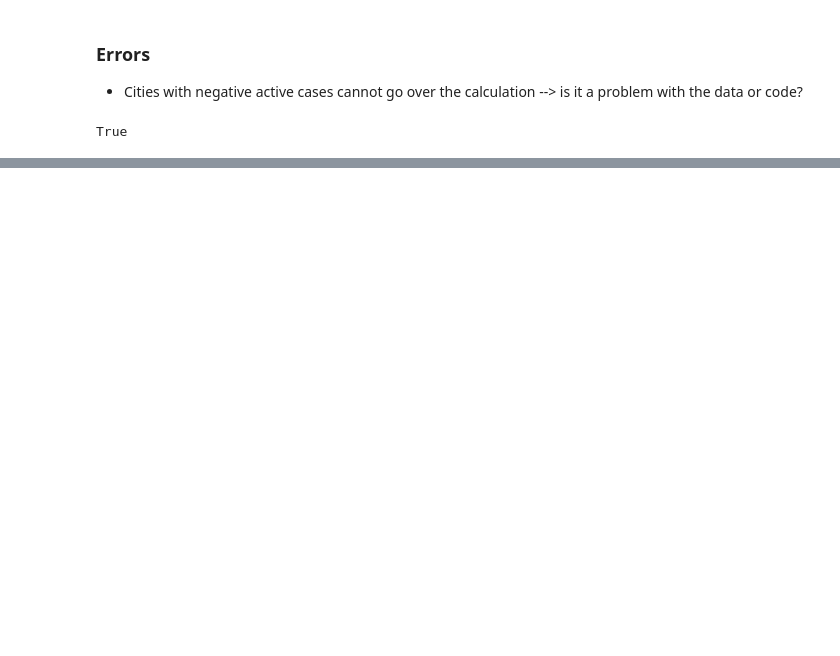
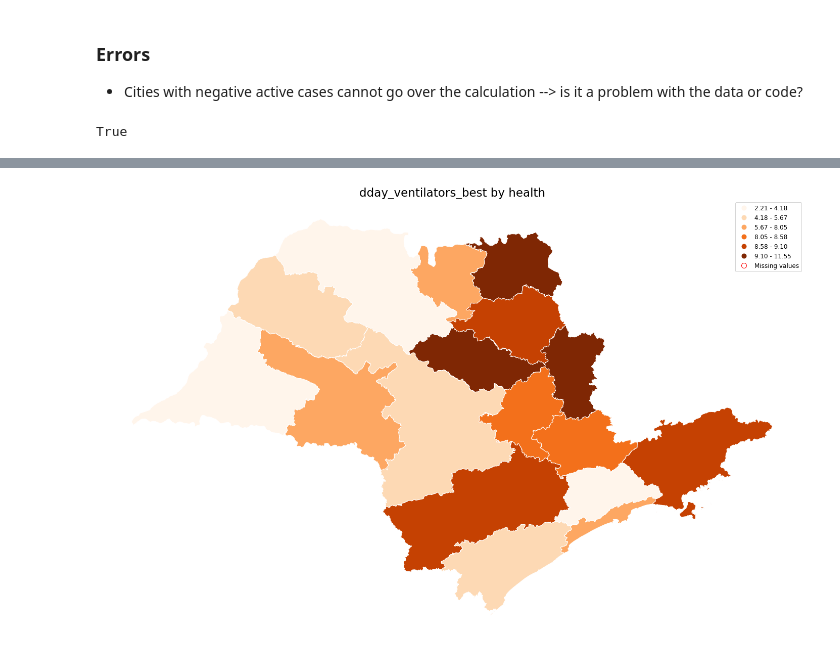
Before and after one commit to ImpulsoGov/farolcovid, a Jupyter notebook: analysis/cities_capacity_overload.ipynb, the cells around one changed output, grey strips where cells are left out. Drawn from its saved outputs; the diff is of its cells as text; code cells hidden in the pictures; blank space fills up the shorter version.

Commit message:
generate functions to plot maps and load shapefiles

```diff
--- a/analysis/cities_capacity_overload.ipynb
+++ b/analysis/cities_capacity_overload.ipynb
@@ -257,0 +361,44 @@ data[data['infectious_period_cases'] < 0]
+# %%
+## Load Data
+shape_files = load_shapefiles()
+df = load_data()
+# %%
+#prepare table
+region_type = 'health'  # cities, states, health
+var = 'dday_ventilators_best' # variable of interest
+agg_func = 'mean'       # sum, mean
+region_filter = {
+    'filter_list': ['SP'],     #put options or 'all'
+    'filter_col' : 'state_id', #col to apply the filter'
+}
+
+df_plot = data_plus_shapefile(df, shape_files, region_type, region_filter, var, agg_func)
+# %%
+#Plot Map
+fig = plt.figure(figsize=(25,25))
+ax  = fig.add_subplot(1,1,1)
+ax.set_title(f'{var} by {region_type}', fontsize=23)
+
+
+missings={
+    "color": "white",
+    "edgecolor": "red",
+    "hatch": "///",
+    "label": "Missing values",
+}
+
+# df_test.plot(column=var,ax=ax, legend=True,cmap='Oranges', edgecolor = "#ffffff",  scheme='user_defined', classification_kwds={'bins':[15, 18,19,20,22,35,40,45,60]}, )
+# df_plot.plot(column=var ,ax=ax, legend=True,cmap='Oranges', edgecolor = "#807158",scheme='quantiles',k=100, missing_kwds=missings
+# df_plot.plot(column=var ,ax=ax, legend=True,cmap='Oranges',missing_kwds=missings, edgecolor = "#807158",scheme='user_defined',classification_kwds={'bins':scale} )
+
+df_plot.plot(column=var ,ax=ax, legend=True,cmap='Oranges', edgecolor = "#ffffff" ,missing_kwds=missings, scheme='quantiles',k=6)
+ax.axis('off')
+
+# for idx, row in df_test.iterrows():
+#     plt.annotate(s=row[var_dissolve] + "\n" + str('{:.1f}'.format(row[var])), xy=row['coords'],fontsize=18,
+#                  horizontalalignment='center', color='#360102')
+
+
+plt.rc('legend',fontsize='large')
+# %% [output]
+[figure, added]
```
Also changed, not shown: parts of 14 cells of this notebook.
